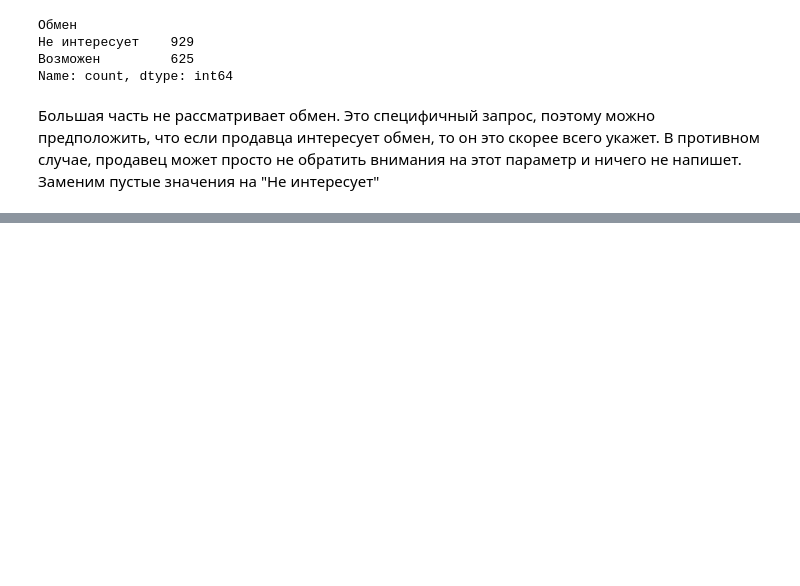
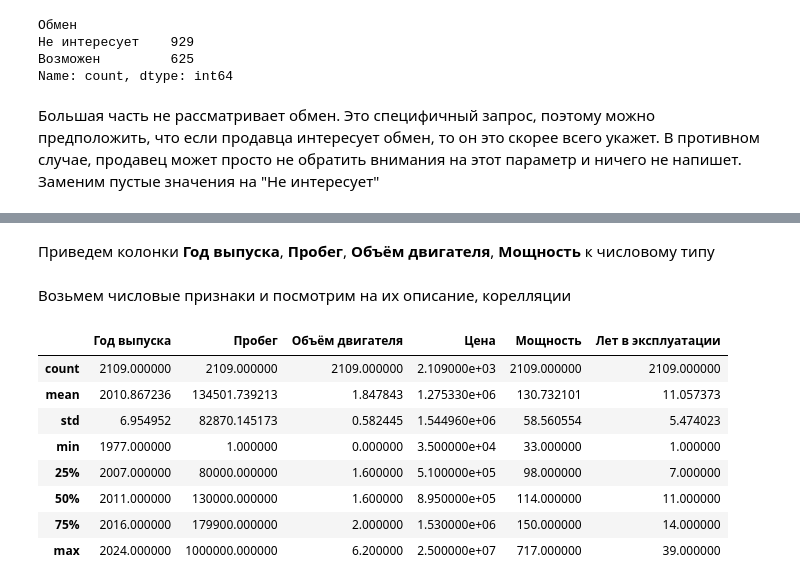
Before and after one commit to DmitryKolbanov/data-science-projects, a Jupyter notebook: car_price/notebooks/data_prep.ipynb, the cells around one changed output, grey strips where cells are left out. Drawn from its saved outputs; the diff is of its cells as text; code cells hidden in the pictures; blank space fills up the shorter version.

```diff
--- a/car_price/notebooks/data_prep.ipynb
+++ b/car_price/notebooks/data_prep.ipynb
@@ -214,0 +250,4 @@ data['Обмен'].fillna('Не интересует', inplace=True)
+# %%
+# используем re, чтобы удалить неразрывные пробелы
+import re
+data['Пробег'] = data['Пробег'].apply(lambda x: re.sub(r'\s+', '', x).replace("км", ""))
@@ -214,0 +283,2 @@ data['Обмен'].fillna('Не интересует', inplace=True)
+# %%
+data.drop(columns=["Поколение", "VIN или номер кузова"], inplace=True)
@@ -214,0 +318,22 @@ data['Обмен'].fillna('Не интересует', inplace=True)
+# %% [markdown]
+Приведем колонки **Год выпуска**, **Пробег**, **Объём двигателя**, **Мощность** к числовому типу
+# %%
+cols_to_num = ['Год выпуска', 'Пробег', 'Объём двигателя', 'Мощность']
+data[cols_to_num] = data[cols_to_num].map(pd.to_numeric)
+# %% [markdown]
+Возьмем числовые признаки и посмотрим на их описание, корелляции
+# %%
+# берем столбцы, содержащие числовой тип
+numeric_columns = data.loc[:,data.dtypes!=object].columns
+# %%
+data[numeric_columns].describe()
+# %% [output]
+|  | Год выпуска | Пробег | Объём двигателя | Цена | Мощность | Лет в эксплуатации |
+| count | 2109.000000 | 2109.000000 | 2109.000000 | 2.109000e+03 | 2109.000000 | 2109.000000 |
+| mean | 2010.867236 | 134501.739213 | 1.847843 | 1.275330e+06 | 130.732101 | 11.057373 |
+| std | 6.954952 | 82870.145173 | 0.582445 | 1.544960e+06 | 58.560554 | 5.474023 |
+| min | 1977.000000 | 1.000000 | 0.000000 | 3.500000e+04 | 33.000000 | 1.000000 |
+| 25% | 2007.000000 | 80000.000000 | 1.600000 | 5.100000e+05 | 98.000000 | 7.000000 |
+| 50% | 2011.000000 | 130000.000000 | 1.600000 | 8.950000e+05 | 114.000000 | 11.000000 |
+| 75% | 2016.000000 | 179900.000000 | 2.000000 | 1.530000e+06 | 150.000000 | 14.000000 |
+| max | 2024.000000 | 1000000.000000 | 6.200000 | 2.500000e+07 | 717.000000 | 39.000000 |
```
Also changed, not shown: parts of 24 cells of this notebook.
